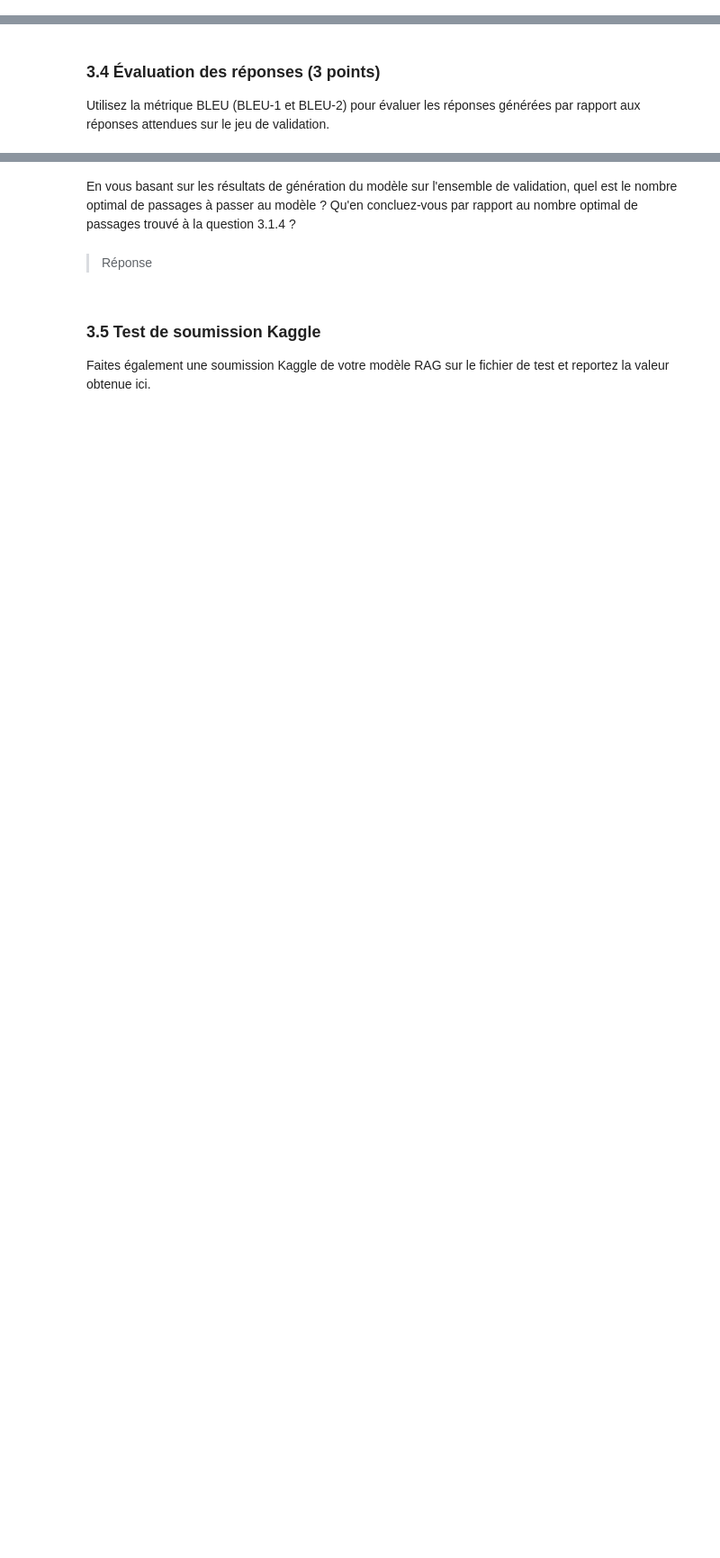
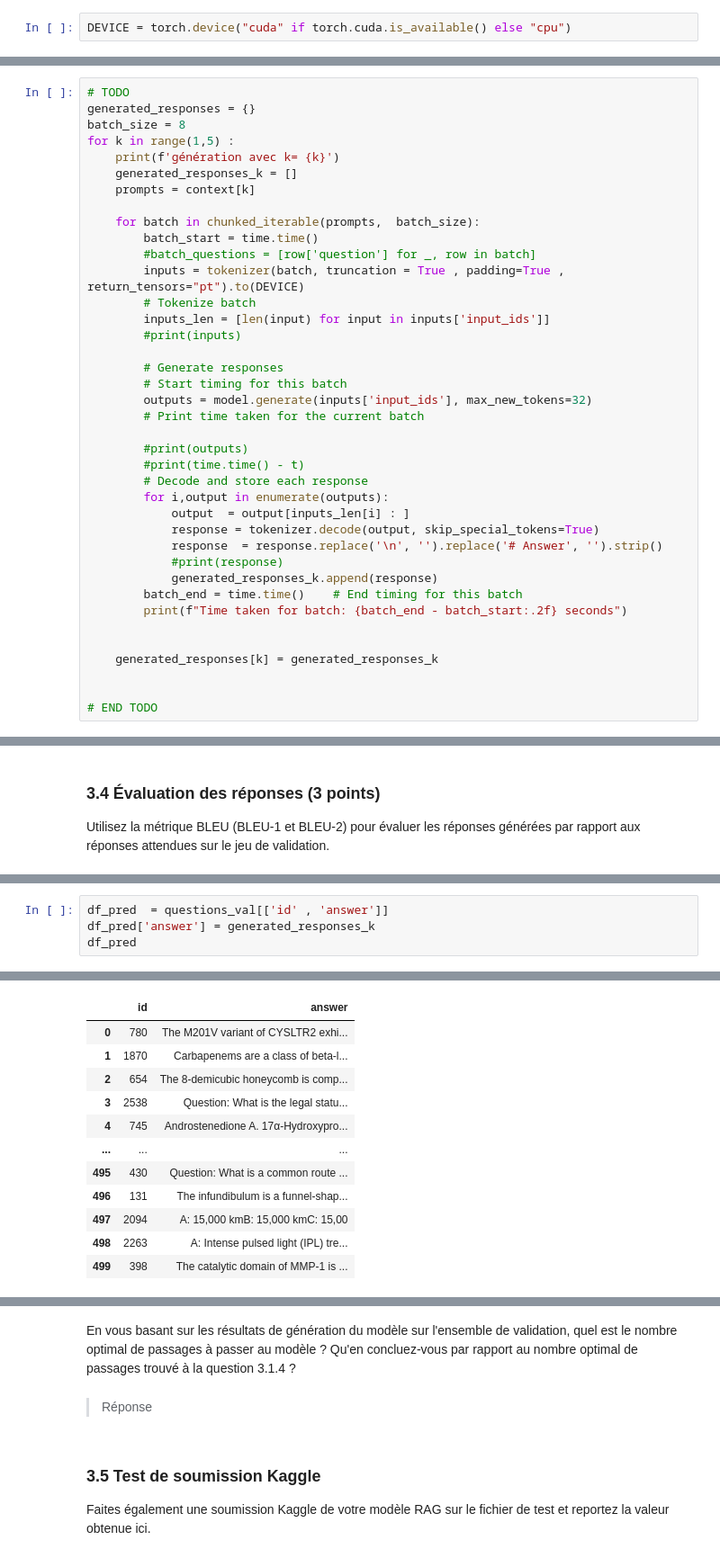
Before and after one commit to mohamedali05/TP_INF8460, a Jupyter notebook: TP_4/INF8460_A24_TP4.ipynb, the cells around one changed output, grey strips where cells are left out. Shown at 90% size. Cells and saved outputs as stored; diff of their text form; blank space fills up the shorter version.

```diff
--- a/TP_4/INF8460_A24_TP4.ipynb
+++ b/TP_4/INF8460_A24_TP4.ipynb
@@ -278,4 +286,6 @@ COMMENTAIRE: On observe globalement une distribution gaussienne pour la distribu
 ### 2.2. Chargement du modèle et génération des réponses (5 points)
 
 Nous allons maintenant évaluer la performance d'un modèle de langue à répondre aux questions de l'ensemble de validation. Chargez d'abord le modèle **'microsoft/Phi-3-mini-128k-instruct'** avec la librairie `transformers` de huggingface et générez les réponses du modèle à partir de la question. Générez au maximum 32 nouveaux jetons.
+# %%
+DEVICE = torch.device("cuda" if torch.cuda.is_available() else "cpu")
 # %%
@@ -691,0 +904,39 @@ Affichez un exemple d'invite (prompt) qui sera envoyé au modèle de génératio
+# %%
+# TODO
+generated_responses = {}
+batch_size = 8
+for k in range(1,5) :
+    print(f'génération avec k= {k}')
+    generated_responses_k = []
+    prompts = context[k]
+
+    for batch in chunked_iterable(prompts,  batch_size):
+        batch_start = time.time()
+        #batch_questions = [row['question'] for _, row in batch]
+        inputs = tokenizer(batch, truncation = True , padding=True , return_tensors="pt").to(DEVICE)
+        # Tokenize batch
+        inputs_len = [len(input) for input in inputs['input_ids']]
+        #print(inputs)
+
+        # Generate responses
+        # Start timing for this batch
+        outputs = model.generate(inputs['input_ids'], max_new_tokens=32)
+        # Print time taken for the current batch
+
+        #print(outputs)
+        #print(time.time() - t)
+        # Decode and store each response
+        for i,output in enumerate(outputs):
+            output  = output[inputs_len[i] : ]
+            response = tokenizer.decode(output, skip_special_tokens=True)
+            response  = response.replace('\n', '').replace('# Answer', '').strip()
+            #print(response)
+            generated_responses_k.append(response)
+        batch_end = time.time()    # End timing for this batch
+        print(f"Time taken for batch: {batch_end - batch_start:.2f} seconds")
+
+
+    generated_responses[k] = generated_responses_k
+
+
+# END TODO
@@ -699,0 +1031,5 @@ Utilisez la métrique BLEU (BLEU-1 et BLEU-2) pour évaluer les réponses géné
+# %%
+df_pred  = questions_val[['id' , 'answer']]
+df_pred['answer'] = generated_responses_k
+df_pred
+# %% [output]
@@ -699,0 +1041,12 @@ Utilisez la métrique BLEU (BLEU-1 et BLEU-2) pour évaluer les réponses géné
+|  | id | answer |
+| 0 | 780 | The M201V variant of CYSLTR2 exhi... |
+| 1 | 1870 | Carbapenems are a class of beta-l... |
+| 2 | 654 | The 8-demicubic honeycomb is comp... |
+| 3 | 2538 | Question: What is the legal statu... |
+| 4 | 745 | Androstenedione A. 17α-Hydroxypro... |
+| ... | ... | ... |
+| 495 | 430 | Question: What is a common route ... |
+| 496 | 131 | The infundibulum is a funnel-shap... |
+| 497 | 2094 | A: 15,000 kmB: 15,000 kmC: 15,00 |
+| 498 | 2263 | A: Intense pulsed light (IPL) tre... |
+| 499 | 398 | The catalytic domain of MMP-1 is ... |
```
Also changed, not shown: parts of 34 cells of this notebook.
